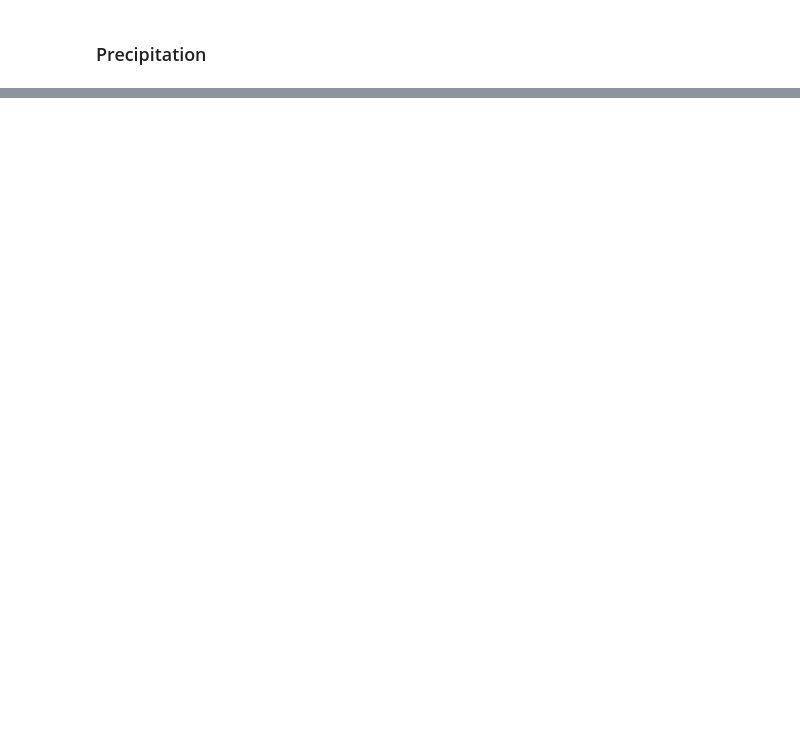
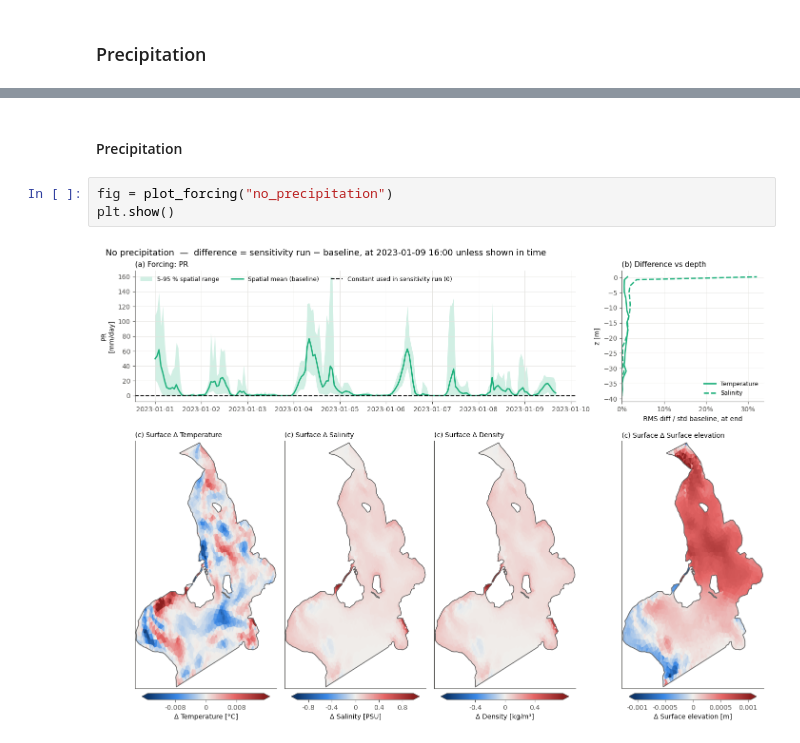
Before and after one commit to DHI/WaterBench-MIKE3HD-Oresund, a Jupyter notebook: code/sensitivity_analysis.ipynb, the cells around one changed output, grey strips where cells are left out. Saved outputs shown, nothing was run; the diff lists cells and outputs as text; blank space fills up the shorter version.

```diff
--- a/code/sensitivity_analysis.ipynb
+++ b/code/sensitivity_analysis.ipynb
@@ -235,0 +473,7 @@ std: 13.418496
+# %% [markdown]
+#### Precipitation
+# %%
+fig = plot_forcing("no_precipitation")
+plt.show()
+# %% [output]
+[figure, added]
```
Also changed, not shown: parts of 25 cells of this notebook, 22 other files.
